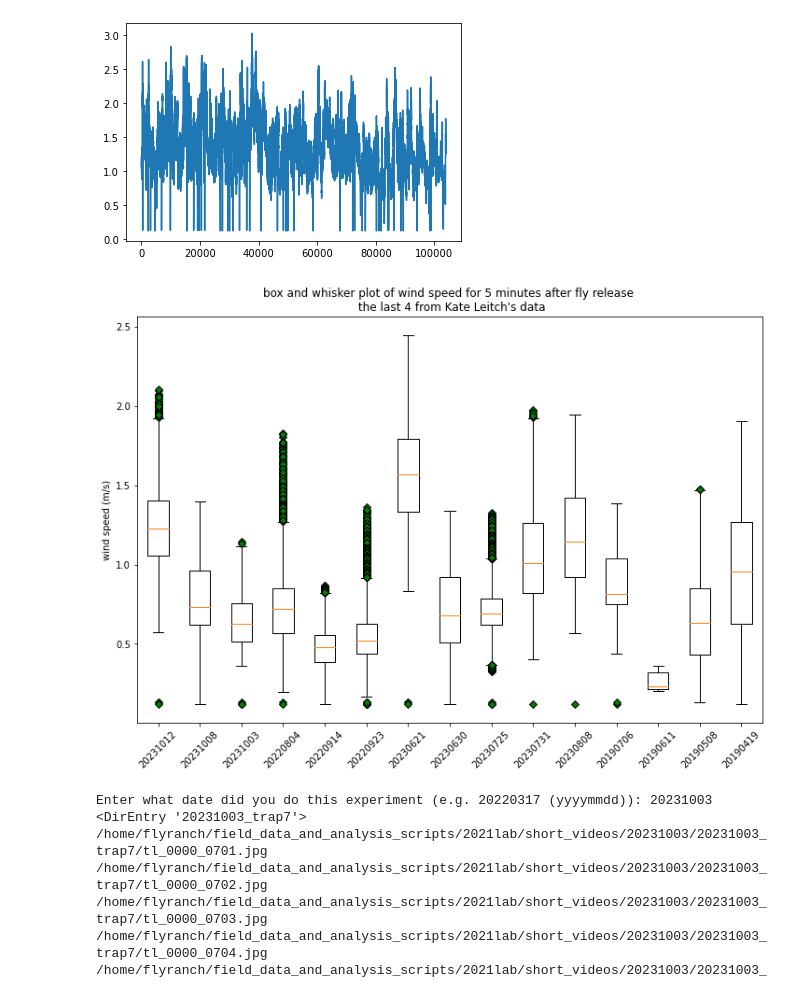
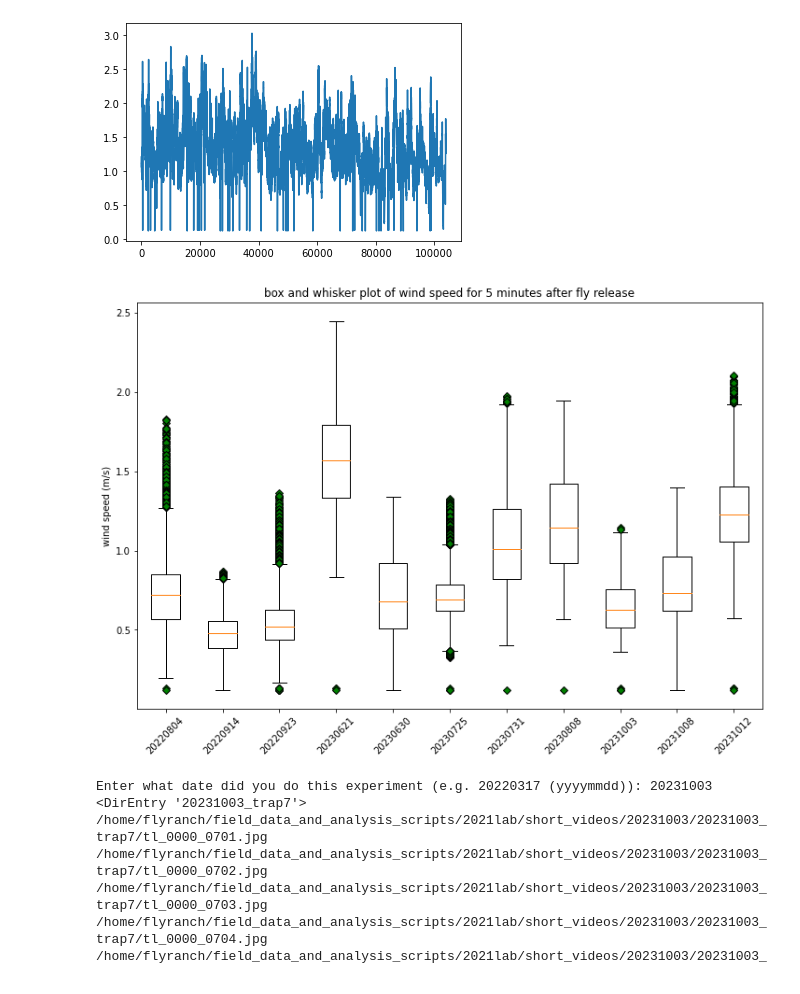
Before and after one commit to symmetricK/fly_research_project, a Jupyter notebook: Untitled.ipynb, the cells around one changed output. Drawn from its saved outputs; the diff is of its cells as text; code cells hidden in the pictures.

```diff
--- a/Untitled.ipynb
+++ b/Untitled.ipynb
@@ -1336,17 +1336,18 @@ import matplotlib
 ##### box and whisker plot of wind speed for 5 minutes after fly release #####
 
 
-date_list=["20231012","20231008","20231003","20220804","20220914","20220923","20230621","20230630","20230725","20230731","20230808",
-           "20190706","20190611","20190508","20190419"]
-release_list=["135550","122251","154610","105542","113540","114246","123200","094055","113037","105622","094526",
-              "081100","074800","100400","115600"]
+date_list=["20220804","20220914","20220923","20230621","20230630",
+           "20230725","20230731","20230808","20231003","20231008",
+           "20231012"]#,"20190706","20190611","20190508","20190419"]
+release_list=["105542","113540","114246","123200","094055",
+              "113037","105622","094526","154610","122251",
+              "135550"]#,"081100","074800","100400","115600"]
 #date=input("what date did you,release flies (e.g. 20220804): ")
 #date="20230731"
 #wind_data=date[:4]+"_"+date[4:6]+"_"+date[6:]
 #release=input("what time did you release flies (e.g. 142040): ")
 #release="105622"
 #data_path="/home/flyranch/field_data_and_analysis_scripts/2021lab/wind_data_files/anemometer_"
-
 
 data_list=[]
 
@@ -1374,42 +1375,44 @@ for date in date_list:
         str_time=str_h+str_m+str_s # include seconds
         #str_time=str_h+str_m
         int_time=int(str_h)*3600+int(str_m)*60+int(str_s)
         time_list.append(int_time)
 
     ### adjust
     wind_df.iloc[:,0]=time_list
     ### focus on 5minutes after release
     release_in_sec=int(release[:2])*3600+int(release[2:4])*60+int(release[4:])
     release_in_sec_plus_5min=release_in_sec+300
     #this_time=int(wind_df['time'][:2])*3600+int(wind_df['time'][2:4])*60+int(wind_df['time'][4:])
     new_wind_df=wind_df.loc[(release_in_sec<=wind_df['time'])&(wind_df['time']<=release_in_sec_plus_5min)]
     #new_wind_df=wind_df.loc[(release<=wind_df['time'])&(wind_df['time']<=str(int(release)+5))]
 
     td_list=[]
-    for i in new_wind_df.iloc[:,0]:
-        if int(i)<36000:
-            td=str(timedelta(seconds=i))[:1]+str(timedelta(seconds=i))[2:4]+str(timedelta(seconds=i))[5:7]
-        else:
-            td=str(timedelta(seconds=i))[:2]+str(timedelta(seconds=i))[3:5]+str(timedelta(seconds=i))[6:8]
-        td_list.append(td)
+    #print(new_wind_df.iloc[:,0])
+    #for i in new_wind_df.iloc[:,0]:
+    #    if int(i)<36000:
+    #        td=str(timedelta(seconds=i))[:1]+str(timedelta(seconds=i))[2:4]+str(timedelta(seconds=i))[5:7]
+    #    else:
+    #        td=str(timedelta(seconds=i))[:2]+str(timedelta(seconds=i))[3:5]+str(timedelta(seconds=i))[6:8]
+    #    td_list.append(td)
 
-    new_wind_df.iloc[:,0]=td_list
+    #new_wind_df.iloc[:,0]=td_list
     spd_list=new_wind_df['wind_speed']*.44704 # convert mph to m/s
 
     matplotlib.rcParams['pdf.fonttype'] = 42
     green_diamond = dict(markerfacecolor='g', marker='D')
     data=spd_list
     data_list.append(data)
 
 fig,ax=plt.subplots(figsize=(12,8))
-ax.set_title("box and whisker plot of wind speed for 5 minutes after fly release \n the last 4 from Kate Leitch's data")
+#ax.set_title("box and whisker plot of wind speed for 5 minutes after fly release \n the last 4 from Kate Leitch's data")
+ax.set_title("box and whisker plot of wind speed for 5 minutes after fly release")
 ax.boxplot(data_list, flierprops=green_diamond)
 ax.set_xticklabels(date_list,rotation=45)
 ax.set_ylabel("wind speed (m/s)")
 
 plt.savefig('/home/flyranch/field_data_and_analysis_scripts/2021lab/wind_data_files/boxplot_for_wind_data.pdf')
 # %% [output]
-[figure, old version]
+[figure, new version]
 # %%
 import os
 import glob
```
Also changed, not shown: parts of 1 cell of this notebook.
